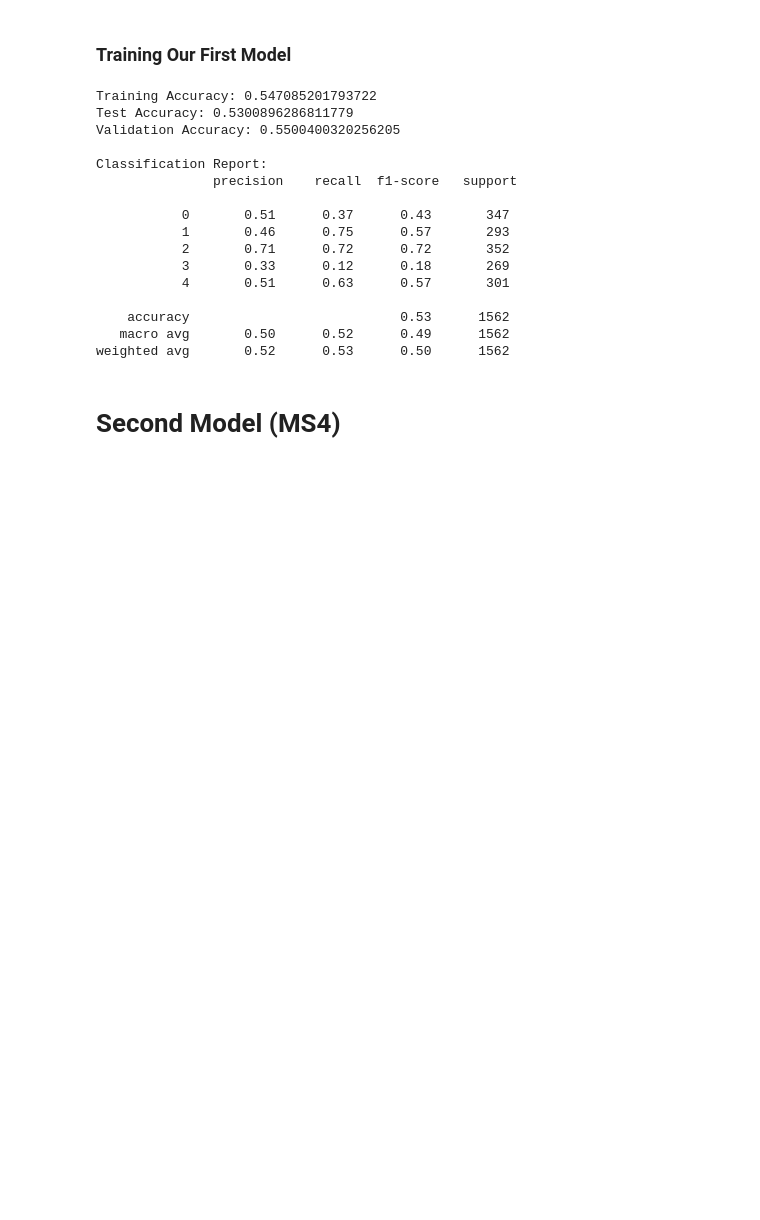
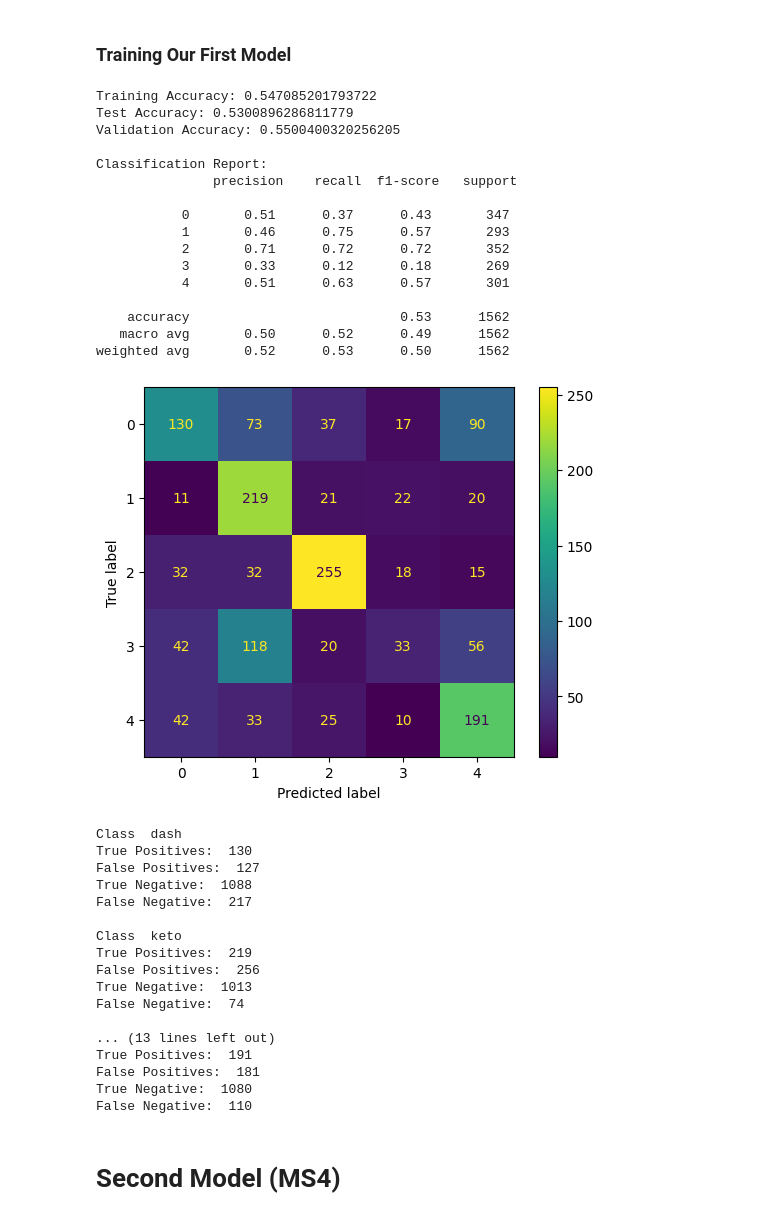
Before and after one commit to DaikonPlays/UCSD-CSE-151A-Project, a Jupyter notebook: src/diet_classifer.ipynb, the cells around one changed output. Cells and saved outputs as stored; diff of their text form; code cells hidden in the pictures; blank space fills up the shorter version.

```diff
--- a/src/diet_classifer.ipynb
+++ b/src/diet_classifer.ipynb
@@ -224,6 +224,42 @@ Classification Report:
     accuracy                           0.53      1562
    macro avg       0.50      0.52      0.49      1562
 weighted avg       0.52      0.53      0.50      1562
+# %%
+confusion = confusion_matrix(y_test, y_pred_test, labels= np.unique(y_test))
+graph = ConfusionMatrixDisplay(confusion_matrix=confusion)
+
+graph.plot()
+plt.show()
+class_label = encoder.inverse_transform(np.unique(y_test))
+for i in range(len(np.unique(y_test))):
+    tp = confusion[i, i]
+    fp = confusion.sum(axis=0)[i] - tp
+    fn = confusion.sum(axis=1)[i] - tp
+    tn = confusion.sum() - (tp + fp + fn)
+    print("\nClass ", class_label[i])
+    print("True Positives: ", tp)
+    print("False Positives: ", fp)
+    print("True Negative: ", tn)
+    print("False Negative: ", fn)
+# %% [output]
+[figure, added]
+Class  dash
+True Positives:  130
+False Positives:  127
+True Negative:  1088
+False Negative:  217
+
+Class  keto
+True Positives:  219
+False Positives:  256
+True Negative:  1013
+False Negative:  74
+
+... (13 lines left out)
+True Positives:  191
+False Positives:  181
+True Negative:  1080
+False Negative:  110
 # %% [markdown]
 # Second Model  (MS4)
 # %%
```
Also changed, not shown: parts of 4 cells of this notebook, 2 other files.
